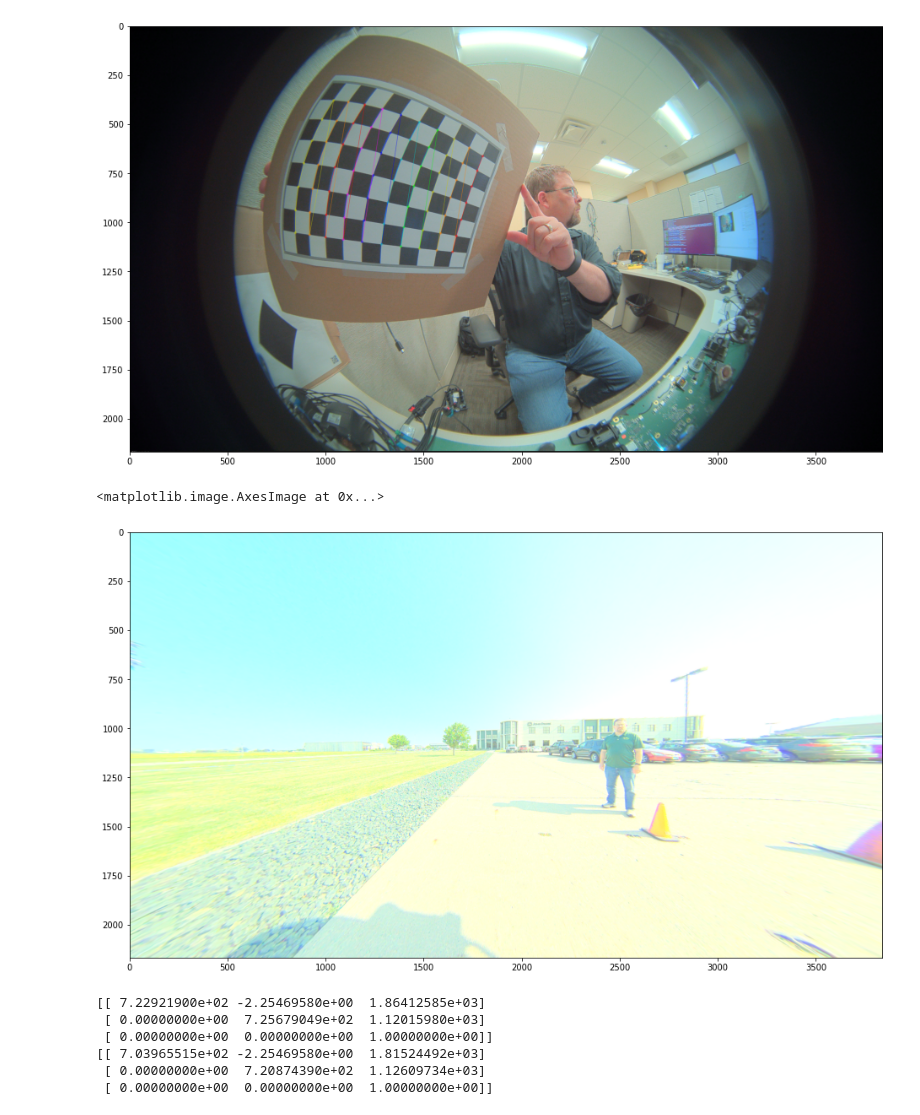
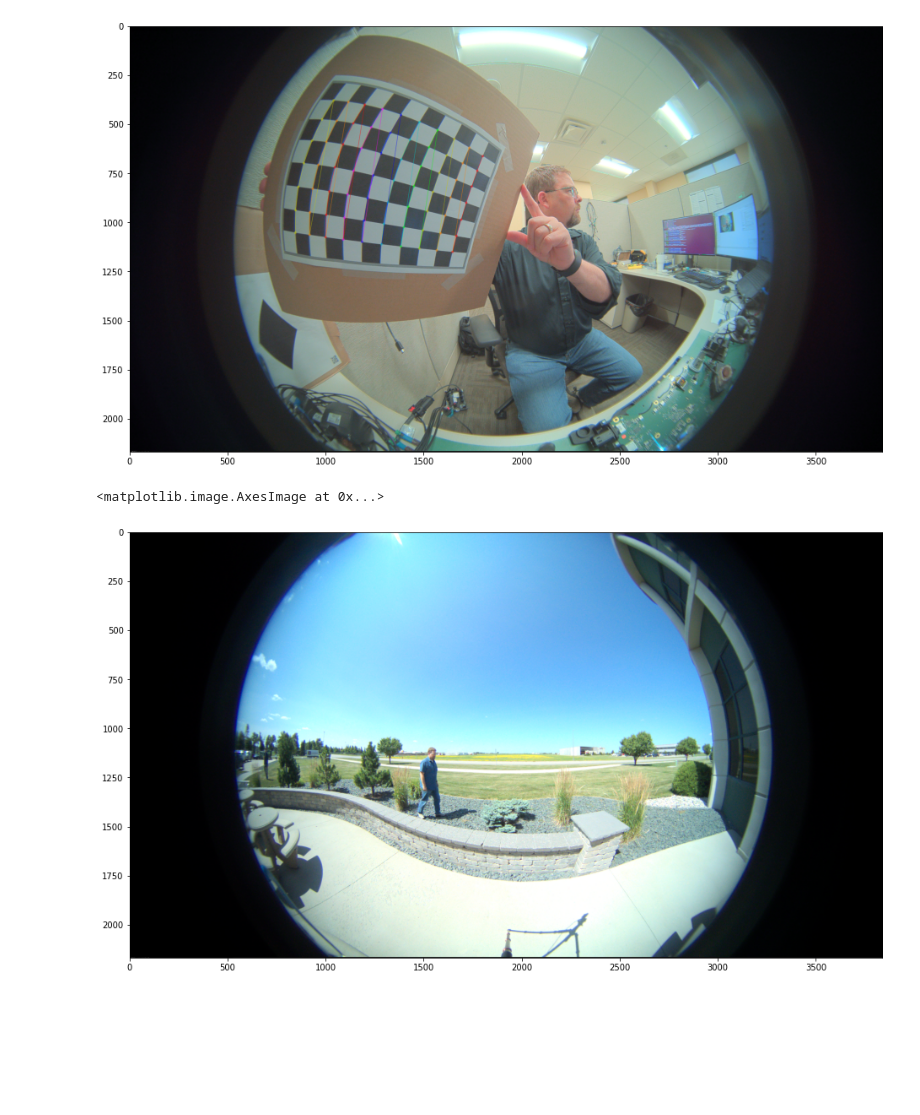
Before and after one commit to nlbutts/CVHelp, a Jupyter notebook: fisheye_cal.ipynb, the cells around one changed output. Saved outputs shown, nothing was run; the diff lists cells and outputs as text; code cells hidden in the pictures; blank space fills up the shorter version.

Commit message:
Minor tweaks to get fisheye undistort working.

```diff
--- a/fisheye_cal.ipynb
+++ b/fisheye_cal.ipynb
@@ -103,24 +97,16 @@ rms, _, _, _, _ = cv2.fisheye.calibrate(
     cv2.fisheye.CALIB_RECOMPUTE_EXTRINSIC,
     (cv2.TERM_CRITERIA_EPS + cv2.TERM_CRITERIA_MAX_ITER, 30, 1e-6)
 )
-# %%
-image = cv2.imread('/mnt/hgfs/ztemp/capture8mp/ar0832at0001.bmp')
-h, w, _ = image.shape
-alpha = 1
-growth = 0
-new_K, roi = cv2.getOptimalNewCameraMatrix(K, D, (w, h), alpha, (w + growth, h + growth))
-undistort2 = cv2.fisheye.undistortImage(image, K, D, Knew=new_K)
-plt.imshow(cv2.cvtColor(undistort2, cv2.COLOR_BGR2RGB))
-# %% [output]
-<matplotlib.image.AxesImage at 0x...>
-[figure, removed]
-# %%
-print(K)
-print(new_K)
-# %% [output]
-[[ 7.22921900e+02 -2.25469580e+00  1.86412585e+03]
- [ 0.00000000e+00  7.25679049e+02  1.12015980e+03]
- [ 0.00000000e+00  0.00000000e+00  1.00000000e+00]]
-[[ 7.03965515e+02 -2.25469580e+00  1.81524492e+03]
- [ 0.00000000e+00  7.20874390e+02  1.12609734e+03]
- [ 0.00000000e+00  0.00000000e+00  1.00000000e+00]]
+# %%
+# Dewarp an image and display it
+image = cv2.imread('/mnt/hgfs/ztemp/cap3/ar0823at_0002.bmp')
+h, w, _ = image.shape
+y1 = h // 2 - 320
+y2 = h // 2 + 320
+x1 = 2000
+x2 = x1 + 640
+roi = image[y1:y2, x1:x2]
+plt.imshow(cv2.cvtColor(image, cv2.COLOR_BGR2RGB))
+# %% [output]
+<matplotlib.image.AxesImage at 0x...>
+[figure, added]
```
Also changed, not shown: parts of 7 cells of this notebook.
